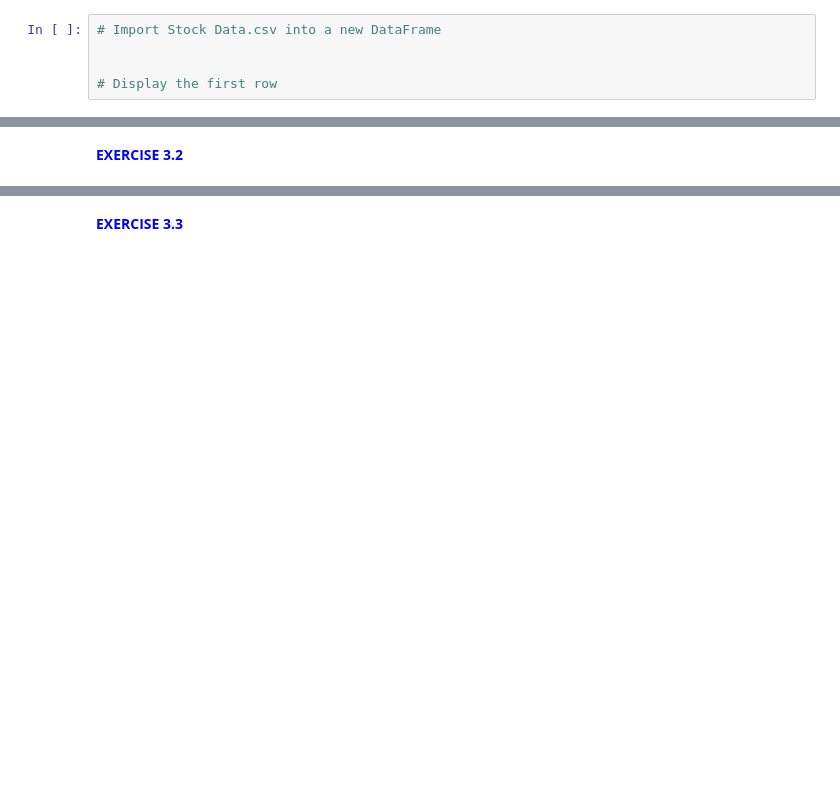
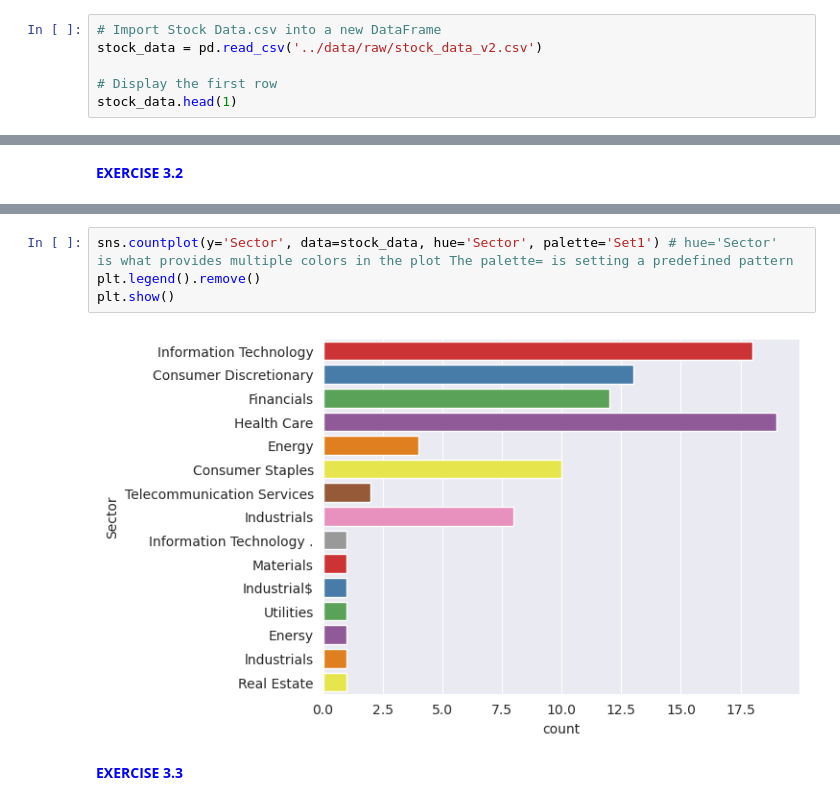
Before and after one commit to Brice-Dev-Lab/PyFi_Coursework, a Jupyter notebook: machine_learning/module_01/notebooks/ML 01. Jupyter Notebook.ipynb, the cells around one changed output, grey strips where cells are left out. Saved outputs shown, nothing was run; the diff lists cells and outputs as text; blank space fills up the shorter version.

```diff
--- a/machine_learning/module_01/notebooks/ML 01. Jupyter Notebook.ipynb
+++ b/machine_learning/module_01/notebooks/ML 01. Jupyter Notebook.ipynb
@@ -16,5 +20,6 @@ Type your solutions for each exercise in the code cells below, and then press **
 # %%
 # Import Stock Data.csv into a new DataFrame
-
+stock_data = pd.read_csv('../data/raw/stock_data_v2.csv')
 
 # Display the first row
+stock_data.head(1)
@@ -25,2 +83,8 @@ Type your solutions for each exercise in the code cells below, and then press **
+# %%
+sns.countplot(y='Sector', data=stock_data, hue='Sector', palette='Set1') # hue='Sector'  is what provides multiple colors in the plot The palette= is setting a predefined pattern
+plt.legend().remove()
+plt.show()
+# %% [output]
+[figure, added]
 # %% [markdown]
 <font color = 'blue'> **EXERCISE 3.3** </font>
```
Also changed, not shown: parts of 10 cells of this notebook, 2 other files.
